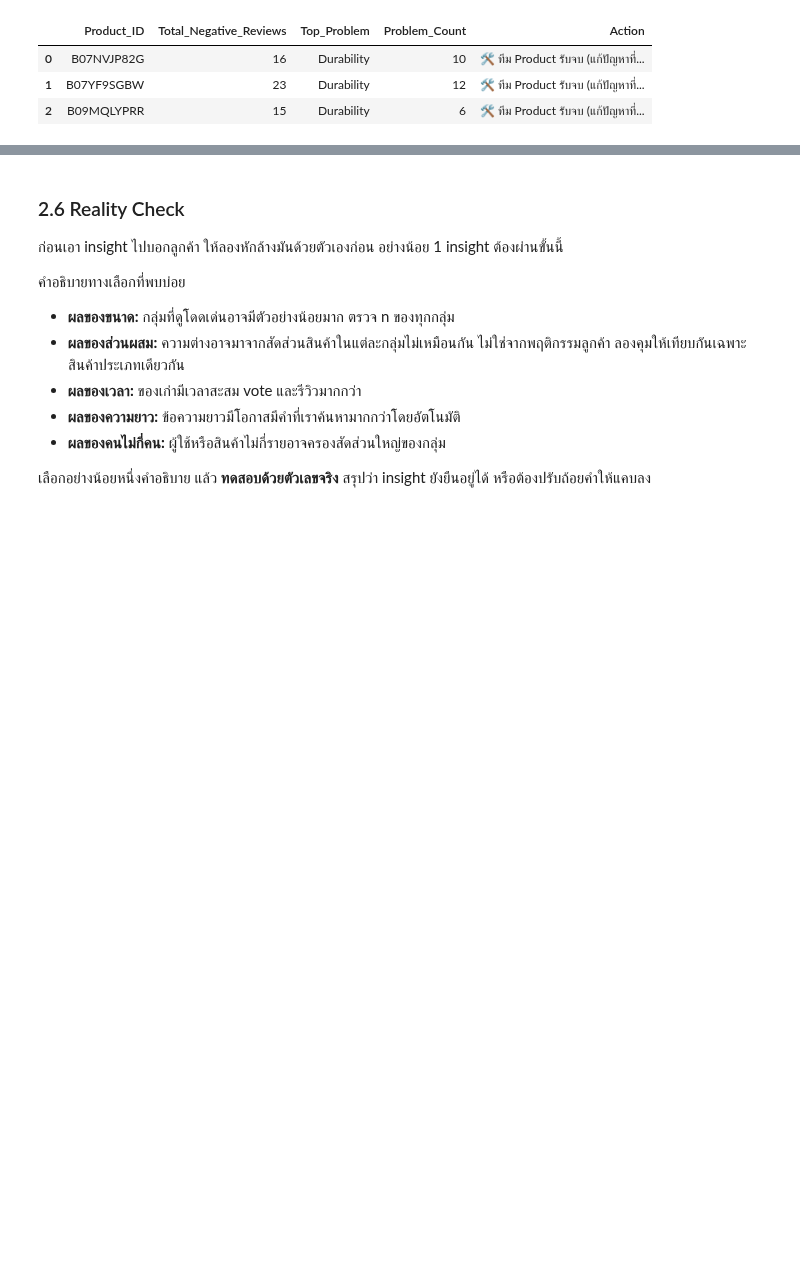
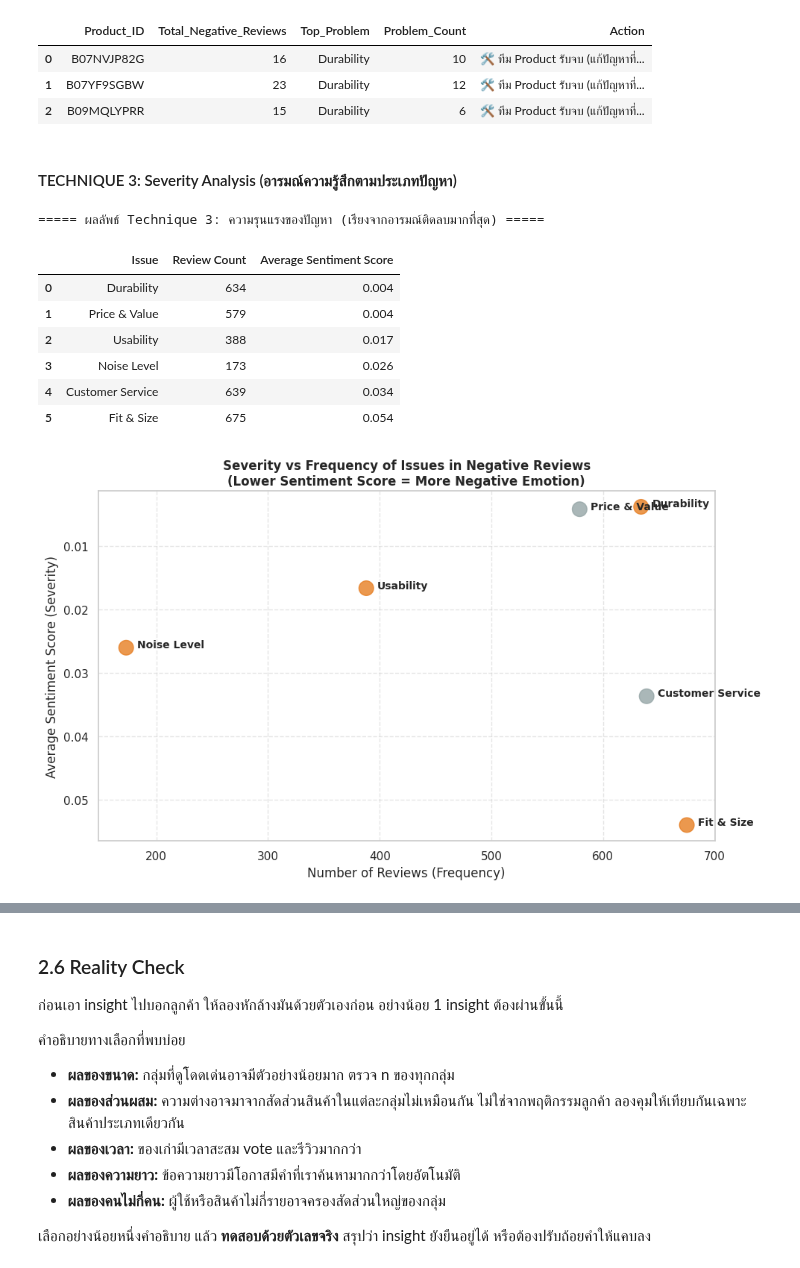
Before and after one commit to doperjerr/Project1-Text_Analytics69, a Jupyter notebook: project1_text_analytics69.ipynb, the cells around one changed output, grey strips where cells are left out. Drawn from its saved outputs; the diff is of its cells as text; code cells hidden in the pictures; blank space fills up the shorter version.

```diff
--- a/project1_text_analytics69.ipynb
+++ b/project1_text_analytics69.ipynb
@@ -1127,3 +1121,62 @@ display(df_action_plan)
 | 0 | B07NVJP82G | 16 | Durability | 10 | 🛠️ ทีม Product รับจบ (แก้ปัญหาที่... |
 | 1 | B07YF9SGBW | 23 | Durability | 12 | 🛠️ ทีม Product รับจบ (แก้ปัญหาที่... |
 | 2 | B09MQLYPRR | 15 | Durability | 6 | 🛠️ ทีม Product รับจบ (แก้ปัญหาที่... |
+# %% [markdown]
+#### TECHNIQUE 3: Severity Analysis (อารมณ์ความรู้สึกตามประเภทปัญหา)
+# %%
+# เพิ่มบรรทัดนี้เพื่อดึง Feature ที่ทำไว้มาใช้งาน
+all_negative['sentiment_score'] = df_negative['sentiment_score']
+
+severity_result = []
+
+for issue in issue_keywords_updated.keys():
+    col_name = issue.lower().replace(' & ', '_').replace(' ', '_')
+
+    # กรองเฉพาะรีวิวที่มีปัญหานั้นๆ
+    df_issue = all_negative[all_negative[col_name] == 1]
+
+    if len(df_issue) > 0:
+        mean_sentiment = df_issue['sentiment_score'].mean()
+        count_issue = len(df_issue)
+
+        severity_result.append({
+            'Issue': issue,
+            'Review Count': count_issue,
+            'Average Sentiment Score': mean_sentiment
+        })
+
+df_severity = pd.DataFrame(severity_result).sort_values('Average Sentiment Score', ascending=True).reset_index(drop=True)
+
+print("\n===== ผลลัพธ์ Technique 3: ความรุนแรงของปัญหา (เรียงจากอารมณ์ติดลบมากที่สุด) =====")
+display(df_severity.style.format({
+    'Average Sentiment Score': '{:.3f}'
+}))
+
+# สร้าง Scatter Plot เพื่อเทียบ ความถี่ (แกน X) vs ความโกรธ (แกน Y)
+plt.figure(figsize=(10, 6))
+
+plt.scatter(df_severity['Review Count'], df_severity['Average Sentiment Score'],
+            color=['#E67E22' if i in ['Durability', 'Fit & Size', 'Noise Level', 'Usability'] else '#95A5A6' for i in df_severity['Issue']],
+            s=200, alpha=0.8)
+
+for i, row in df_severity.iterrows():
+    plt.text(row['Review Count'] + 10, row['Average Sentiment Score'], row['Issue'],
+             fontsize=10, fontweight='bold')
+
+plt.title('Severity vs Frequency of Issues in Negative Reviews\n(Lower Sentiment Score = More Negative Emotion)', fontweight='bold')
+plt.xlabel('Number of Reviews (Frequency)')
+plt.ylabel('Average Sentiment Score (Severity)')
+plt.gca().invert_yaxis()
+plt.grid(True, linestyle='--', alpha=0.5)
+plt.tight_layout()
+plt.show()
+# %% [output]
+===== ผลลัพธ์ Technique 3: ความรุนแรงของปัญหา (เรียงจากอารมณ์ติดลบมากที่สุด) =====
+|  | Issue | Review Count | Average Sentiment Score |
+| 0 | Durability | 634 | 0.004 |
+| 1 | Price & Value | 579 | 0.004 |
+| 2 | Usability | 388 | 0.017 |
+| 3 | Noise Level | 173 | 0.026 |
+| 4 | Customer Service | 639 | 0.034 |
+| 5 | Fit & Size | 675 | 0.054 |
+[figure, added]
```
Also changed, not shown: parts of 17 cells of this notebook.
